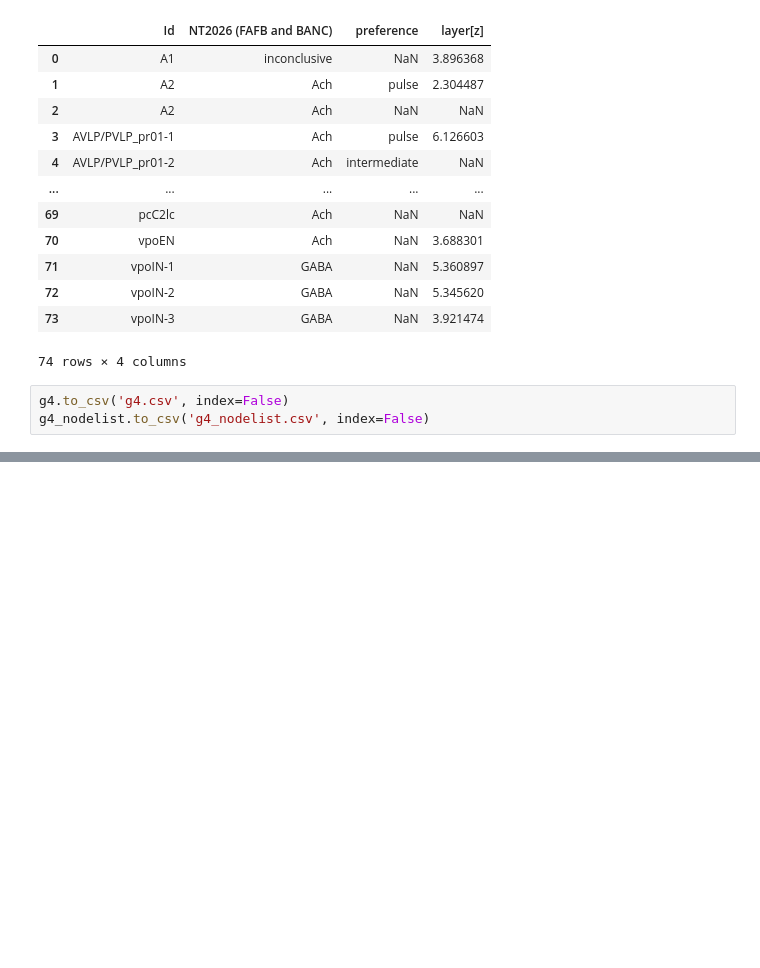
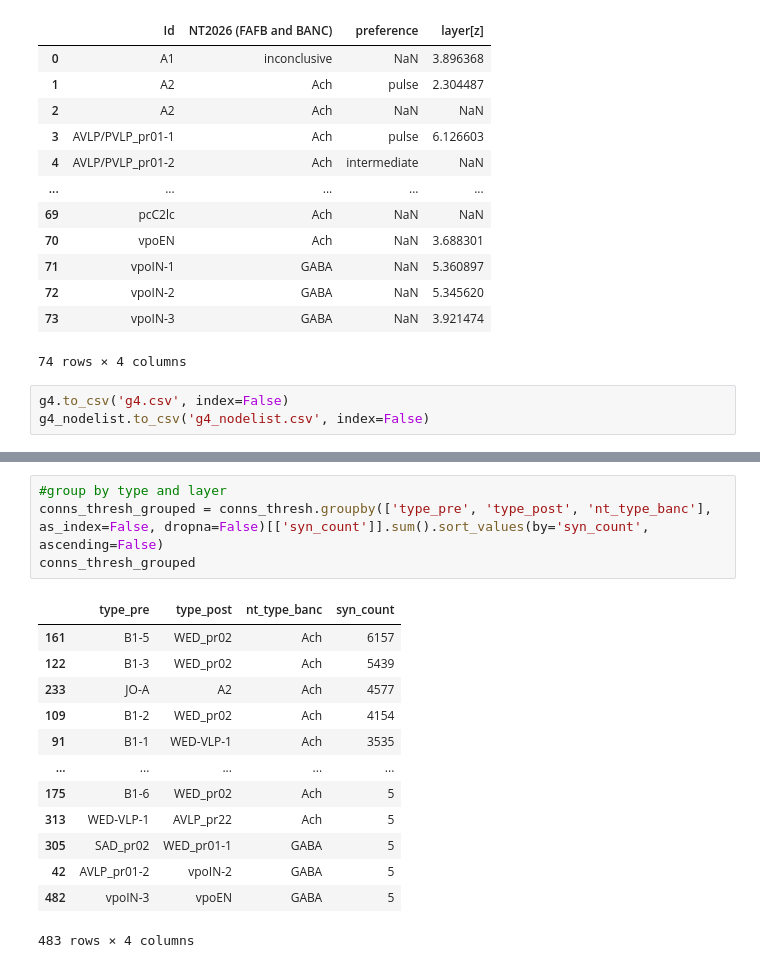
Before and after one commit to grace-cai08/sp25, a Jupyter notebook: wiringdgrm.ipynb, the cells around one changed output, grey strips where cells are left out. Saved outputs shown, nothing was run; the diff lists cells and outputs as text; blank space fills up the shorter version.

```diff
--- a/wiringdgrm.ipynb
+++ b/wiringdgrm.ipynb
@@ -324,0 +356,18 @@ modeprefs_dict = {"AVLP_pr01":"sine", "AVLP_pr02":"sine", "WED_pr01":"sine", "GN
+# %%
+#group by type and layer
+conns_thresh_grouped = conns_thresh.groupby(['type_pre', 'type_post', 'nt_type_banc'], as_index=False, dropna=False)[['syn_count']].sum().sort_values(by='syn_count', ascending=False)
+conns_thresh_grouped
+# %% [output]
+|  | type_pre | type_post | nt_type_banc | syn_count |
+| 161 | B1-5 | WED_pr02 | Ach | 6157 |
+| 122 | B1-3 | WED_pr02 | Ach | 5439 |
+| 233 | JO-A | A2 | Ach | 4577 |
+| 109 | B1-2 | WED_pr02 | Ach | 4154 |
+| 91 | B1-1 | WED-VLP-1 | Ach | 3535 |
+| ... | ... | ... | ... | ... |
+| 175 | B1-6 | WED_pr02 | Ach | 5 |
+| 313 | WED-VLP-1 | AVLP_pr22 | Ach | 5 |
+| 305 | SAD_pr02 | WED_pr01-1 | GABA | 5 |
+| 42 | AVLP_pr01-2 | vpoIN-2 | GABA | 5 |
+| 482 | vpoIN-3 | vpoEN | GABA | 5 |
+483 rows × 4 columns
```
Also changed, not shown: parts of 10 cells of this notebook, 2 other files.
